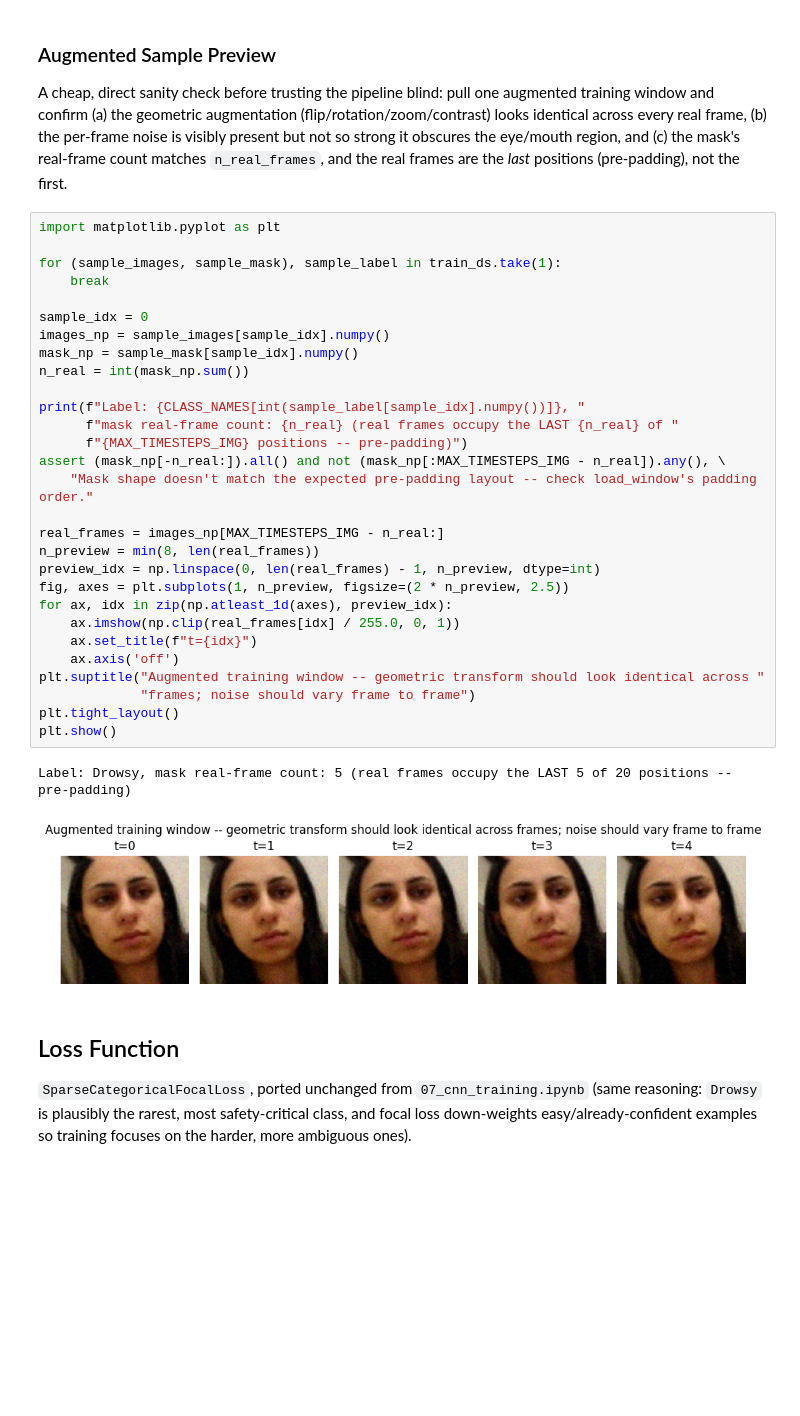
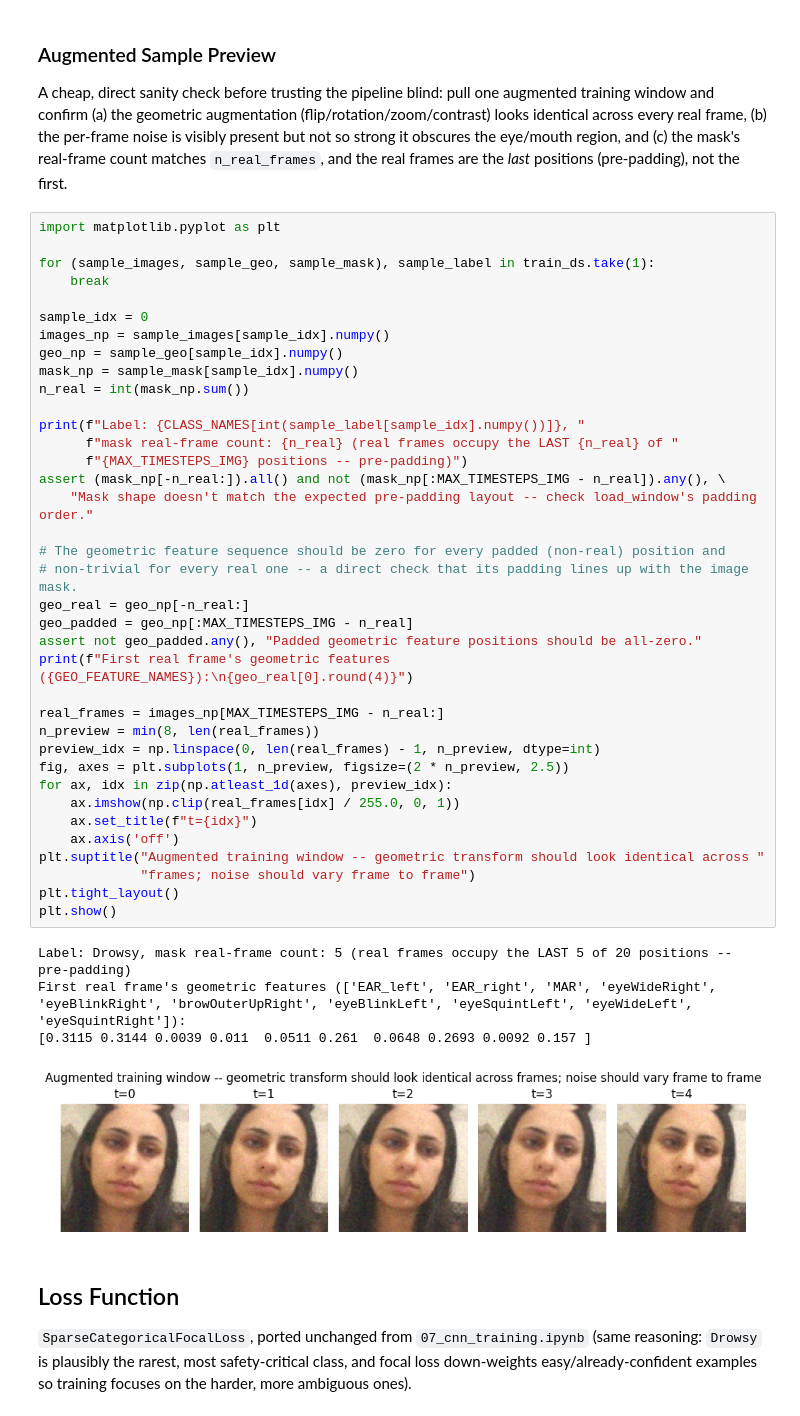
Before and after one commit to alecksandr26/Argus, a Jupyter notebook: notebook/10_cnn_lstm_training.ipynb, the cells around one changed output. Drawn from its saved outputs; the diff is of its cells as text; blank space fills up the shorter version.

```diff
--- a/notebook/10_cnn_lstm_training.ipynb
+++ b/notebook/10_cnn_lstm_training.ipynb
@@ -362,35 +425,45 @@ frames are the *last* positions (pre-padding), not the first.
 # %%
 import matplotlib.pyplot as plt
 
-for (sample_images, sample_mask), sample_label in train_ds.take(1):
+for (sample_images, sample_geo, sample_mask), sample_label in train_ds.take(1):
     break
 
 sample_idx = 0
 images_np = sample_images[sample_idx].numpy()
+geo_np = sample_geo[sample_idx].numpy()
 mask_np = sample_mask[sample_idx].numpy()
 n_real = int(mask_np.sum())
 
 print(f"Label: {CLASS_NAMES[int(sample_label[sample_idx].numpy())]}, "
       f"mask real-frame count: {n_real} (real frames occupy the LAST {n_real} of "
       f"{MAX_TIMESTEPS_IMG} positions -- pre-padding)")
 assert (mask_np[-n_real:]).all() and not (mask_np[:MAX_TIMESTEPS_IMG - n_real]).any(), \
     "Mask shape doesn't match the expected pre-padding layout -- check load_window's padding order."
+
+# The geometric feature sequence should be zero for every padded (non-real) position and
+# non-trivial for every real one -- a direct check that its padding lines up with the image mask.
+geo_real = geo_np[-n_real:]
+geo_padded = geo_np[:MAX_TIMESTEPS_IMG - n_real]
+assert not geo_padded.any(), "Padded geometric feature positions should be all-zero."
+print(f"First real frame's geometric features ({GEO_FEATURE_NAMES}):\n{geo_real[0].round(4)}")
 
 real_frames = images_np[MAX_TIMESTEPS_IMG - n_real:]
 n_preview = min(8, len(real_frames))
 preview_idx = np.linspace(0, len(real_frames) - 1, n_preview, dtype=int)
 fig, axes = plt.subplots(1, n_preview, figsize=(2 * n_preview, 2.5))
 for ax, idx in zip(np.atleast_1d(axes), preview_idx):
     ax.imshow(np.clip(real_frames[idx] / 255.0, 0, 1))
     ax.set_title(f"t={idx}")
     ax.axis('off')
 plt.suptitle("Augmented training window -- geometric transform should look identical across "
              "frames; noise should vary frame to frame")
 plt.tight_layout()
 plt.show()
 # %% [output]
 Label: Drowsy, mask real-frame count: 5 (real frames occupy the LAST 5 of 20 positions -- pre-padding)
+First real frame's geometric features (['EAR_left', 'EAR_right', 'MAR', 'eyeWideRight', 'eyeBlinkRight', 'browOuterUpRight', 'eyeBlinkLeft', 'eyeSquintLeft', 'eyeWideLeft', 'eyeSquintRight']):
+[0.3115 0.3144 0.0039 0.011  0.0511 0.261  0.0648 0.2693 0.0092 0.157 ]
-[figure, old version]
+[figure, new version]
 # %% [markdown]
 ## Loss Function
 
```
Also changed, not shown: parts of 27 cells of this notebook, 4 other files.
